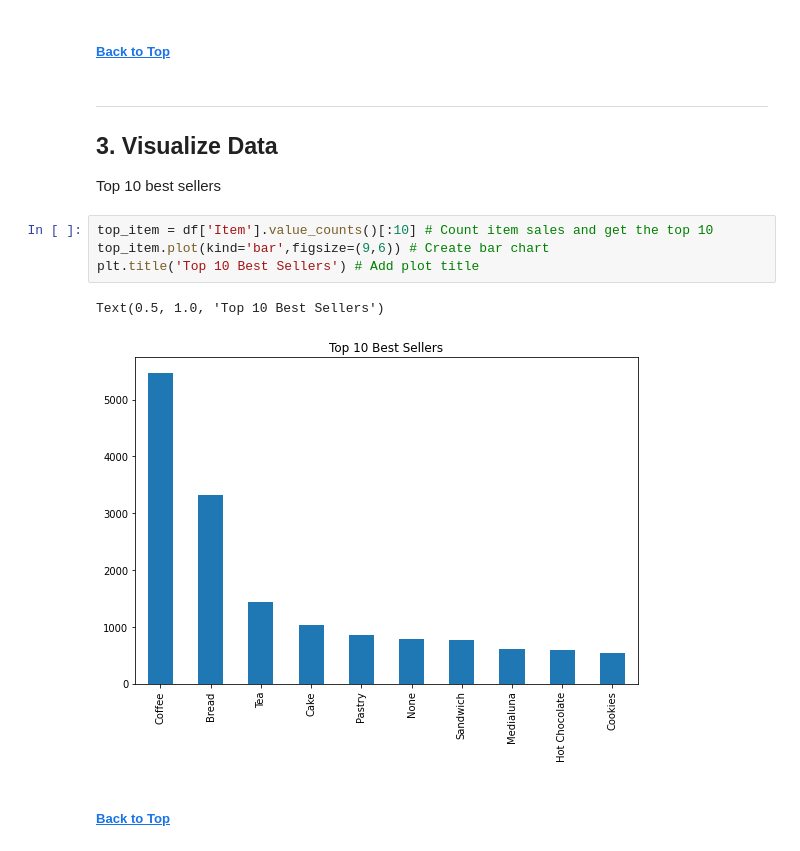
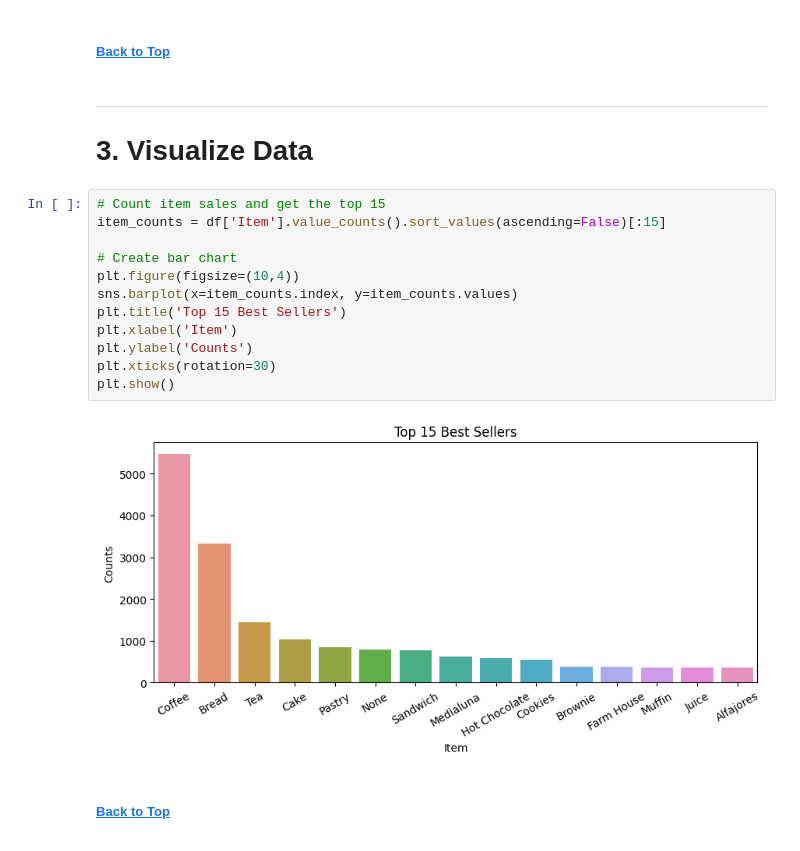
Before and after one commit to jialinwujw/python.projects, a Jupyter notebook: market_basket_analysis/market_basket_analysis.ipynb, the cells around one changed output. Saved outputs shown, nothing was run; the diff lists cells and outputs as text.

```diff
--- a/market_basket_analysis/market_basket_analysis.ipynb
+++ b/market_basket_analysis/market_basket_analysis.ipynb
@@ -79,15 +105,21 @@ df.head(2)
 ##### [Back to Top](#Top)
 # %% [markdown]
 ---
-## 3. Visualize Data<a id=3></a>
-Top 10 best sellers
+# 3. Visualize Data<a id=3></a>
-# %%
-top_item = df['Item'].value_counts()[:10] # Count item sales and get the top 10
-top_item.plot(kind='bar',figsize=(9,6)) # Create bar chart
-plt.title('Top 10 Best Sellers') # Add plot title
-# %% [output]
-Text(0.5, 1.0, 'Top 10 Best Sellers')
-[figure, removed]
+# %%
+# Count item sales and get the top 15
+item_counts = df['Item'].value_counts().sort_values(ascending=False)[:15]
+
+# Create bar chart
+plt.figure(figsize=(10,4))
+sns.barplot(x=item_counts.index, y=item_counts.values)
+plt.title('Top 15 Best Sellers')
+plt.xlabel('Item')
+plt.ylabel('Counts')
+plt.xticks(rotation=30)
+plt.show()
+# %% [output]
+[figure, added]
 # %% [markdown]
 ##### [Back to Top](#Top)
 # %% [markdown]
```
Also changed, not shown: parts of 24 cells of this notebook, 3 other files.
